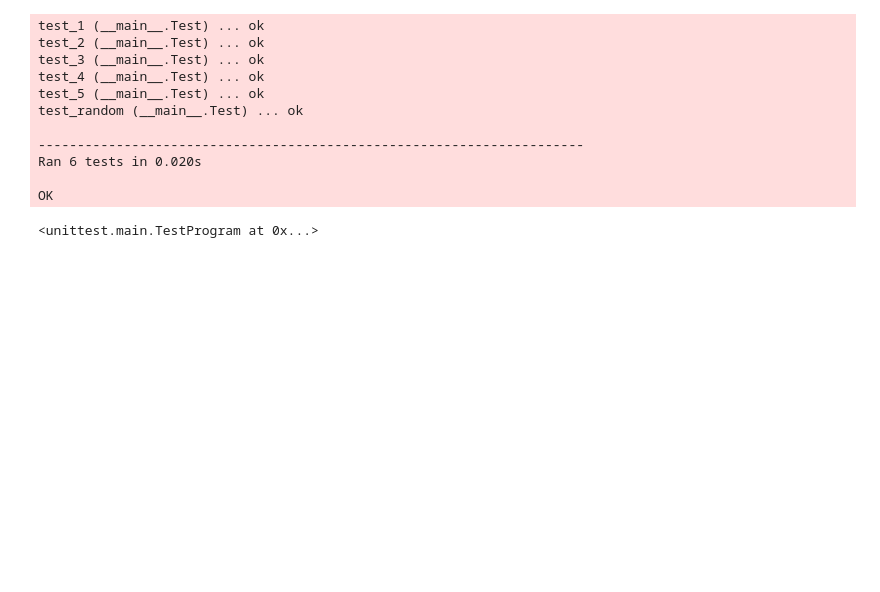
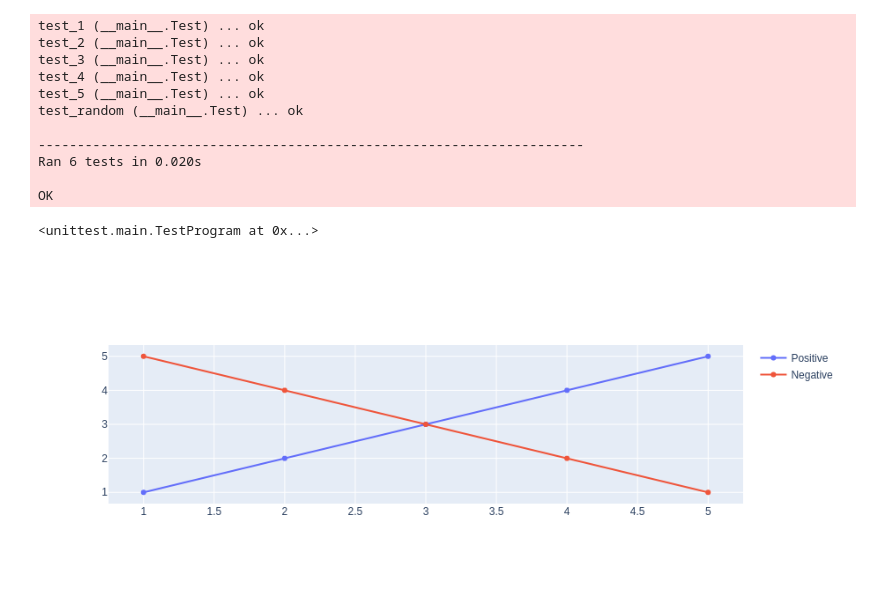
Before and after one commit to sronen71/heart_coding_challenge, a Jupyter notebook: challenge2.ipynb, the cells around one changed output. Saved outputs shown, nothing was run; the diff lists cells and outputs as text; code cells hidden in the pictures; blank space fills up the shorter version.

Commit message:
improve visualization

```diff
--- a/challenge2.ipynb
+++ b/challenge2.ipynb
@@ -310,3 +334,23 @@ Ran 6 tests in 0.020s
 
 OK
 <unittest.main.TestProgram at 0x...>
+# %%
+import plotly.graph_objects as go
+
+fig = go.Figure()
+
+fig.add_trace(go.Scatter(
+    x=[1, 2, 3, 4, 5],
+    y=[1, 2, 3, 4, 5],
+    name="Positive"
+))
+
+fig.add_trace(go.Scatter(
+    x=[1, 2, 3, 4, 5],
+    y=[5, 4, 3, 2, 1],
+    name="Negative"
+))
+
+fig.show()
+# %% [output]
+[figure, added]
```
Also changed, not shown: parts of 2 cells of this notebook.
